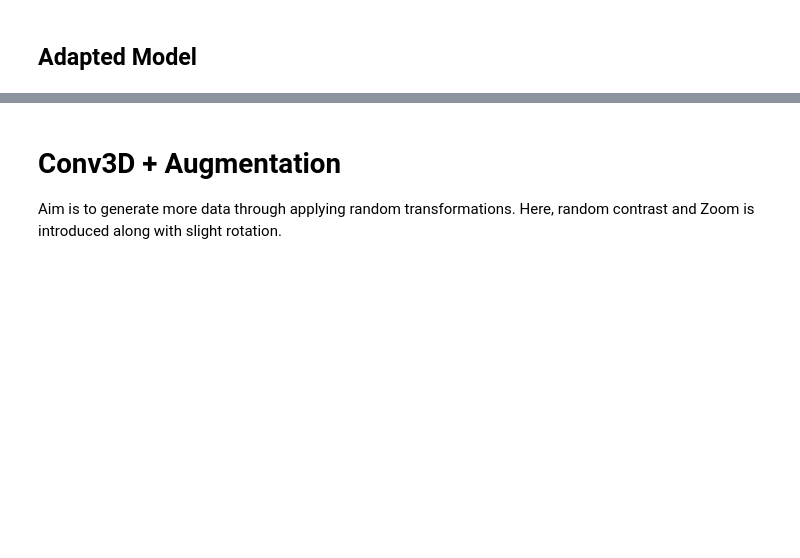
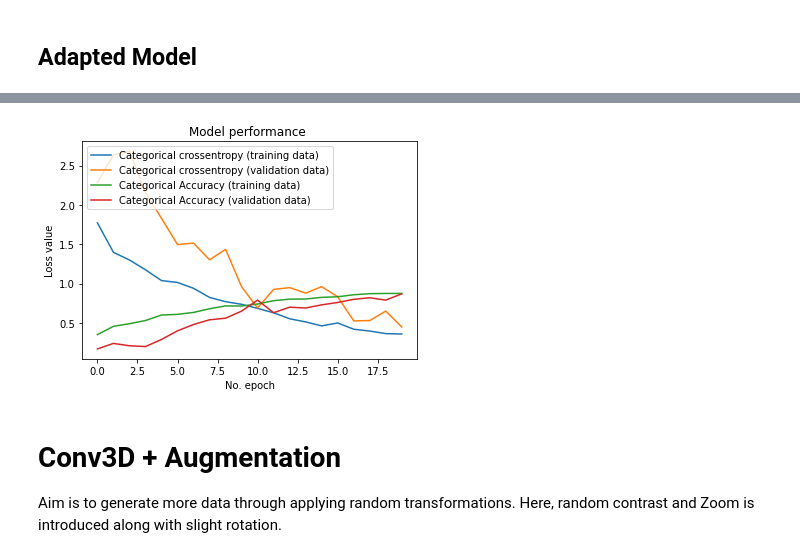
Before and after one commit to bengcheo/gesture_recognition, a Jupyter notebook: Conv3D.ipynb, the cells around one changed output, grey strips where cells are left out. Drawn from its saved outputs; the diff is of its cells as text; code cells hidden in the pictures; blank space fills up the shorter version.

```diff
--- a/Conv3D.ipynb
+++ b/Conv3D.ipynb
@@ -288,3 +288,17 @@ Epoch 00020: val_loss improved from 0.55811 to 0.52515, saving model to model_in
+# %%
+import matplotlib.pyplot as plt
+# Plot history: Categorical crossentropy & Accuracy
+plt.plot(history.history['loss'], label='Categorical crossentropy (training data)')
+plt.plot(history.history['val_loss'], label='Categorical crossentropy (validation data)')
+plt.plot(history.history['categorical_accuracy'], label='Categorical Accuracy (training data)')
+plt.plot(history.history['val_categorical_accuracy'], label='Categorical Accuracy (validation data)')
+plt.title('Model performance ')
+plt.ylabel('Loss value')
+plt.xlabel('No. epoch')
+plt.legend(loc="upper left")
+plt.show()
+# %% [output]
+[figure, added]
 # %% [markdown]
 # Conv3D + Augmentation
 Aim is to generate more data through applying random transformations. Here, random contrast and Zoom is introduced along with slight rotation.
```
Also changed, not shown: parts of 2 cells of this notebook.
